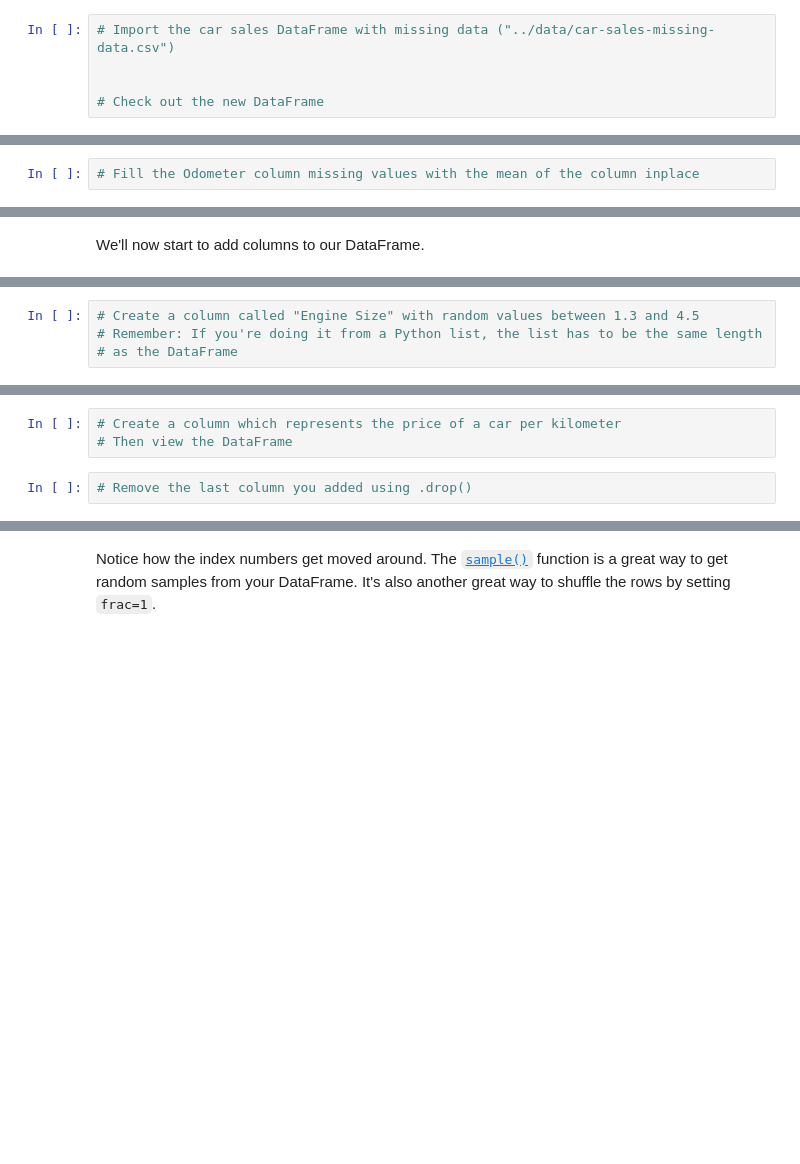
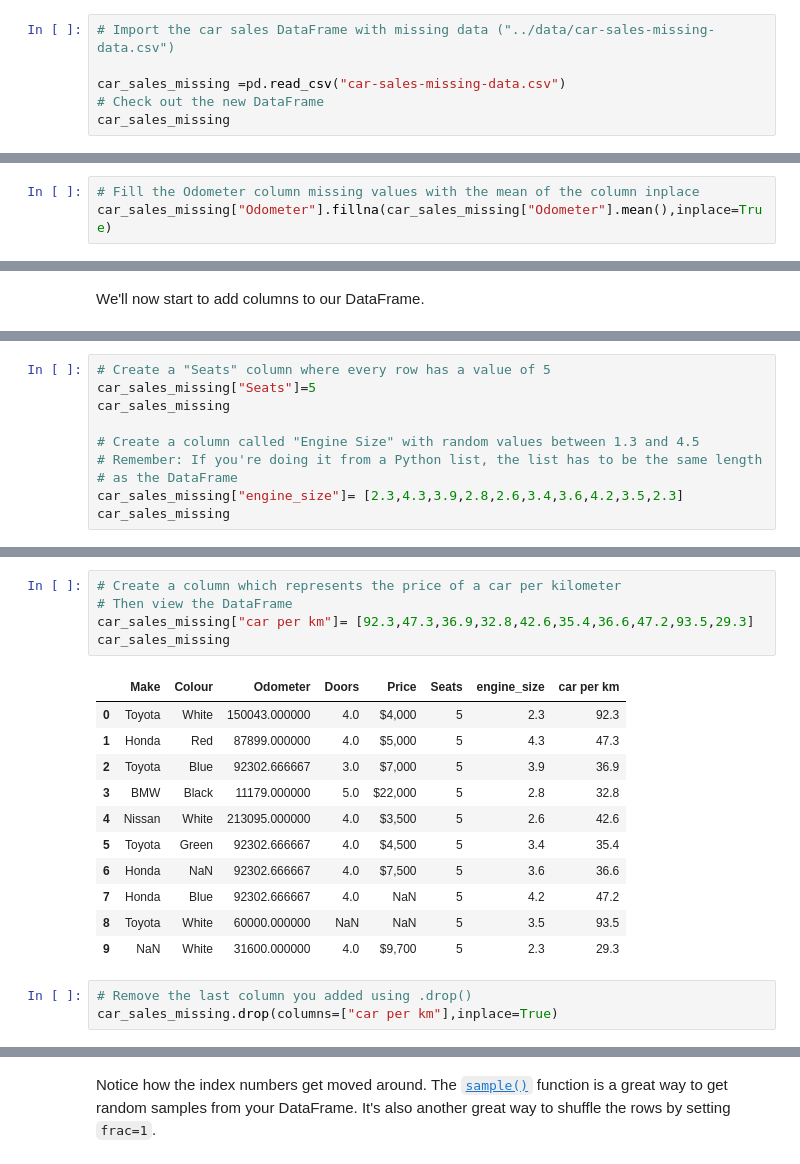
Before and after one commit to RudraMaywad13/ml-course, a Jupyter notebook: sample_project_1/pandas-exercises.ipynb, the cells around one changed output, grey strips where cells are left out. Drawn from its saved outputs; the diff is of its cells as text; blank space fills up the shorter version.

```diff
--- a/sample_project_1/pandas-exercises.ipynb
+++ b/sample_project_1/pandas-exercises.ipynb
@@ -110,5 +340,6 @@ Now let's deal with missing data.
 # %%
 # Import the car sales DataFrame with missing data ("../data/car-sales-missing-data.csv")
 
-
+car_sales_missing =pd.read_csv("car-sales-missing-data.csv")
 # Check out the new DataFrame
+car_sales_missing
@@ -118,3 +361,4 @@ Notice the missing values are represented as `NaN` in pandas DataFrames.
 Let's try fill them.
 # %%
 # Fill the Odometer column missing values with the mean of the column inplace
+car_sales_missing["Odometer"].fillna(car_sales_missing["Odometer"].mean(),inplace=True)
@@ -131,4 +407,10 @@ We'll now start to add columns to our DataFrame.
 # %%
+# Create a "Seats" column where every row has a value of 5
+car_sales_missing["Seats"]=5
+car_sales_missing
+
 # Create a column called "Engine Size" with random values between 1.3 and 4.5
 # Remember: If you're doing it from a Python list, the list has to be the same length
 # as the DataFrame
+car_sales_missing["engine_size"]= [2.3,4.3,3.9,2.8,2.6,3.4,3.6,4.2,3.5,2.3]
+car_sales_missing
@@ -135,5 +429,20 @@ We'll now start to add columns to our DataFrame.
 # %%
 # Create a column which represents the price of a car per kilometer
 # Then view the DataFrame
+car_sales_missing["car per km"]= [92.3,47.3,36.9,32.8,42.6,35.4,36.6,47.2,93.5,29.3]
+car_sales_missing
+# %% [output]
+|  | Make | Colour | Odometer | Doors | Price | Seats | engine_size | car per km |
+| 0 | Toyota | White | 150043.000000 | 4.0 | $4,000 | 5 | 2.3 | 92.3 |
+| 1 | Honda | Red | 87899.000000 | 4.0 | $5,000 | 5 | 4.3 | 47.3 |
+| 2 | Toyota | Blue | 92302.666667 | 3.0 | $7,000 | 5 | 3.9 | 36.9 |
+| 3 | BMW | Black | 11179.000000 | 5.0 | $22,000 | 5 | 2.8 | 32.8 |
+| 4 | Nissan | White | 213095.000000 | 4.0 | $3,500 | 5 | 2.6 | 42.6 |
+| 5 | Toyota | Green | 92302.666667 | 4.0 | $4,500 | 5 | 3.4 | 35.4 |
+| 6 | Honda | NaN | 92302.666667 | 4.0 | $7,500 | 5 | 3.6 | 36.6 |
+| 7 | Honda | Blue | 92302.666667 | 4.0 | NaN | 5 | 4.2 | 47.2 |
+| 8 | Toyota | White | 60000.000000 | NaN | NaN | 5 | 3.5 | 93.5 |
+| 9 | NaN | White | 31600.000000 | 4.0 | $9,700 | 5 | 2.3 | 29.3 |
 # %%
 # Remove the last column you added using .drop()
+car_sales_missing.drop(columns=["car per km"],inplace=True)
```
Also changed, not shown: parts of 50 cells of this notebook, 50 other files.
